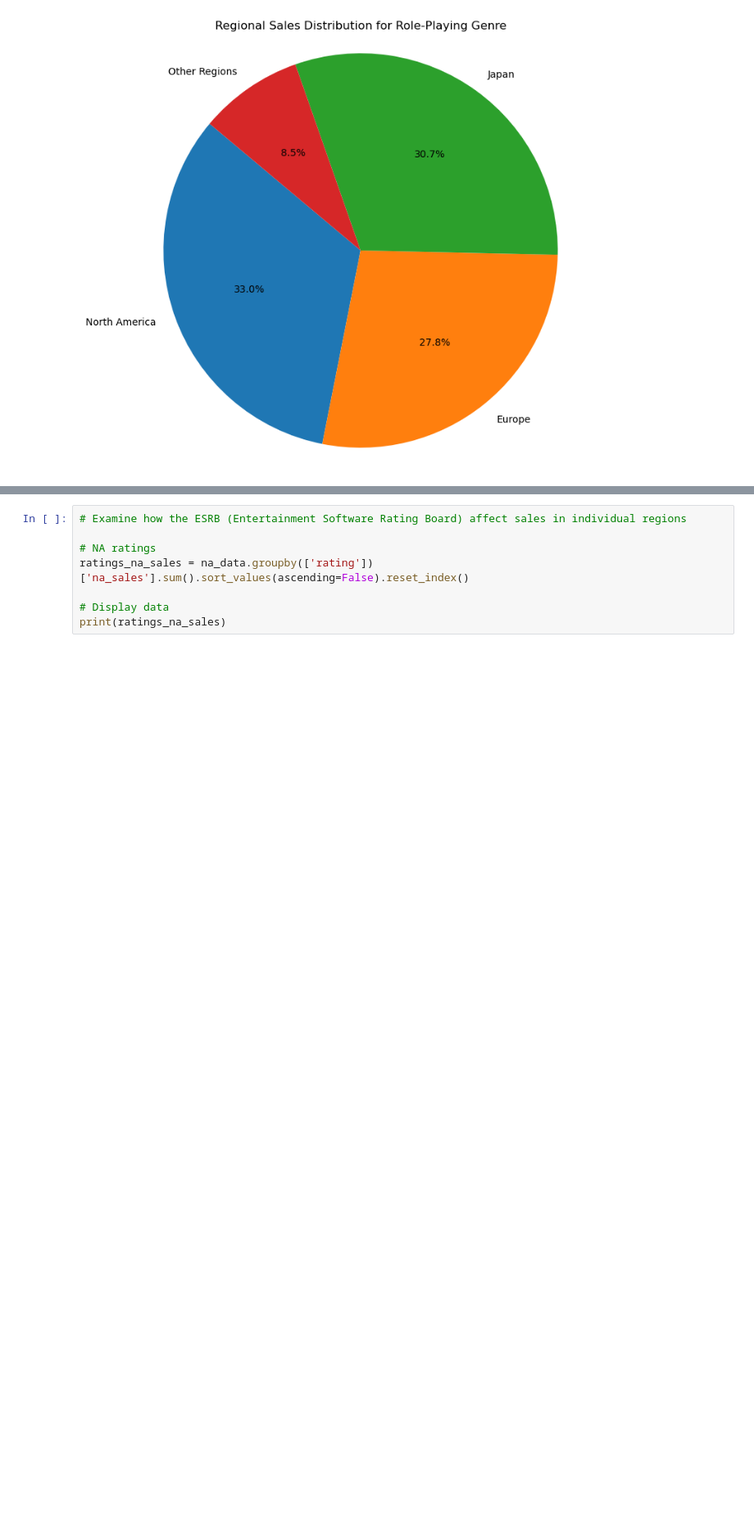
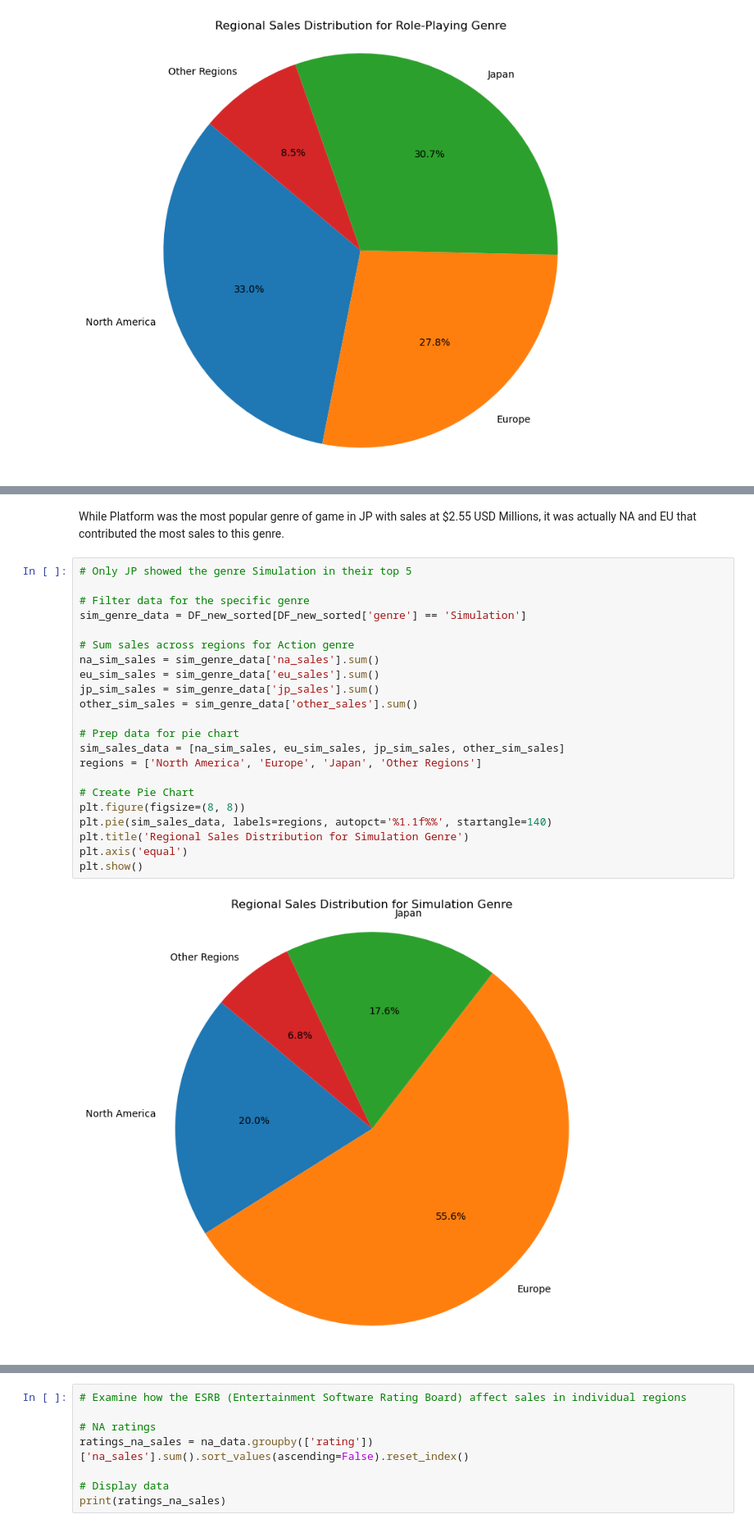
Before and after one commit to michav95/Integrated-Project-1, a Jupyter notebook: notebooks/EDA.ipynb, the cells around one changed output, grey strips where cells are left out. Shown at 82% size. Drawn from its saved outputs; the diff is of its cells as text; blank space fills up the shorter version.

```diff
--- a/notebooks/EDA.ipynb
+++ b/notebooks/EDA.ipynb
@@ -1531,0 +1589,26 @@ From the pie chart above, you can see that NA ($105.76 of $236.75 USD Millions)
+# %% [markdown]
+While Platform was the most popular genre of game in JP with sales at $2.55 USD Millions, it was actually NA and EU that contributed the most sales to this genre.
+# %%
+# Only JP showed the genre Simulation in their top 5
+
+# Filter data for the specific genre
+sim_genre_data = DF_new_sorted[DF_new_sorted['genre'] == 'Simulation']
+
+# Sum sales across regions for Action genre
+na_sim_sales = sim_genre_data['na_sales'].sum()
+eu_sim_sales = sim_genre_data['eu_sales'].sum()
+jp_sim_sales = sim_genre_data['jp_sales'].sum()
+other_sim_sales = sim_genre_data['other_sales'].sum()
+
+# Prep data for pie chart
+sim_sales_data = [na_sim_sales, eu_sim_sales, jp_sim_sales, other_sim_sales]
+regions = ['North America', 'Europe', 'Japan', 'Other Regions']
+
+# Create Pie Chart
+plt.figure(figsize=(8, 8))
+plt.pie(sim_sales_data, labels=regions, autopct='%1.1f%%', startangle=140)
+plt.title('Regional Sales Distribution for Simulation Genre')
+plt.axis('equal')
+plt.show()
+# %% [output]
+[figure, added]
```
Also changed, not shown: parts of 20 cells of this notebook.
